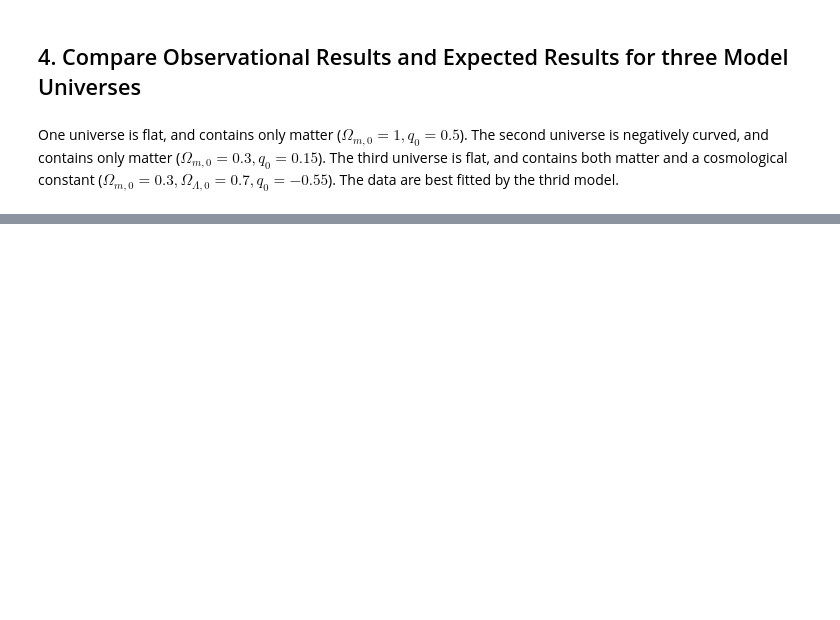
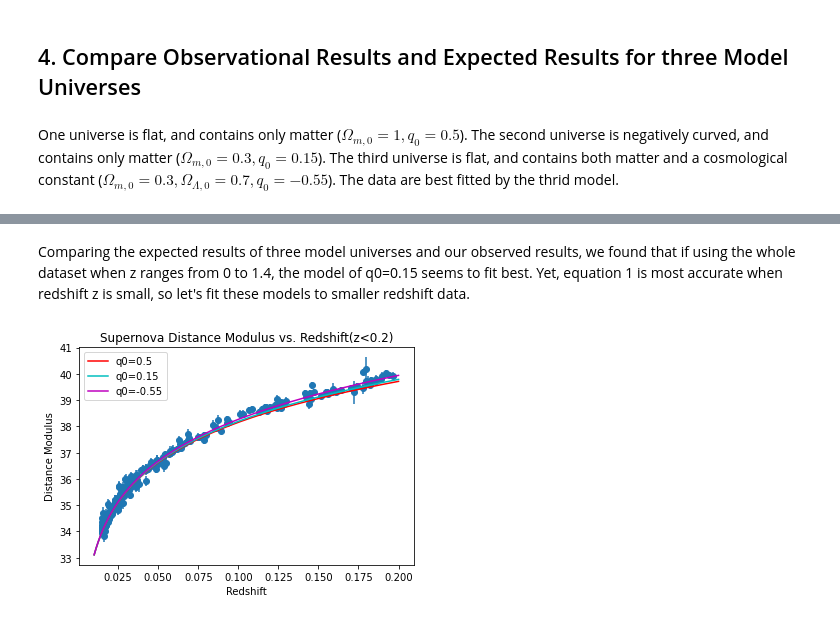
Before and after one commit to charlineshen/Constraining-Cosmological-Parameters-using-Supernovae, a Jupyter notebook: proj.ipynb, the cells around one changed output, grey strips where cells are left out. Saved outputs shown, nothing was run; the diff lists cells and outputs as text; code cells hidden in the pictures; blank space fills up the shorter version.

```diff
--- a/proj.ipynb
+++ b/proj.ipynb
@@ -187,0 +209,19 @@ One universe is flat, and contains only matter ($\Omega_{m,0}=1, q_0=0.5$). The
+# %% [markdown]
+Comparing the expected results of three model universes and our observed results, we found that if using the whole dataset when z ranges from 0 to 1.4, the model of q0=0.15 seems to fit best. Yet, equation 1 is most accurate when redshift z is small, so let's fit these models to smaller redshift data.
+# %%
+plt.errorbar(medium_z_data["redshift"], medium_z_data["distance modulus"], yerr = medium_z_data["distance modulus error"], xerr=None, fmt='o', zorder=0)
+
+z_data = np.linspace(10**(-2), 0.2, num=300)
+
+plt.plot(z_data, calculate_dm(0.5, z_data), 'r', label="q0=0.5")
+plt.plot(z_data, calculate_dm(0.15, z_data), 'c', label="q0=0.15")
+plt.plot(z_data, calculate_dm(-0.55, z_data), 'm', label="q0=-0.55")
+
+
+plt.xlabel('Redshift')
+plt.ylabel('Distance Modulus')
+plt.title('Supernova Distance Modulus vs. Redshift(z<0.2)')
+plt.legend()
+plt.show()
+# %% [output]
+[figure, added]
```
Also changed, not shown: parts of 7 cells of this notebook.
